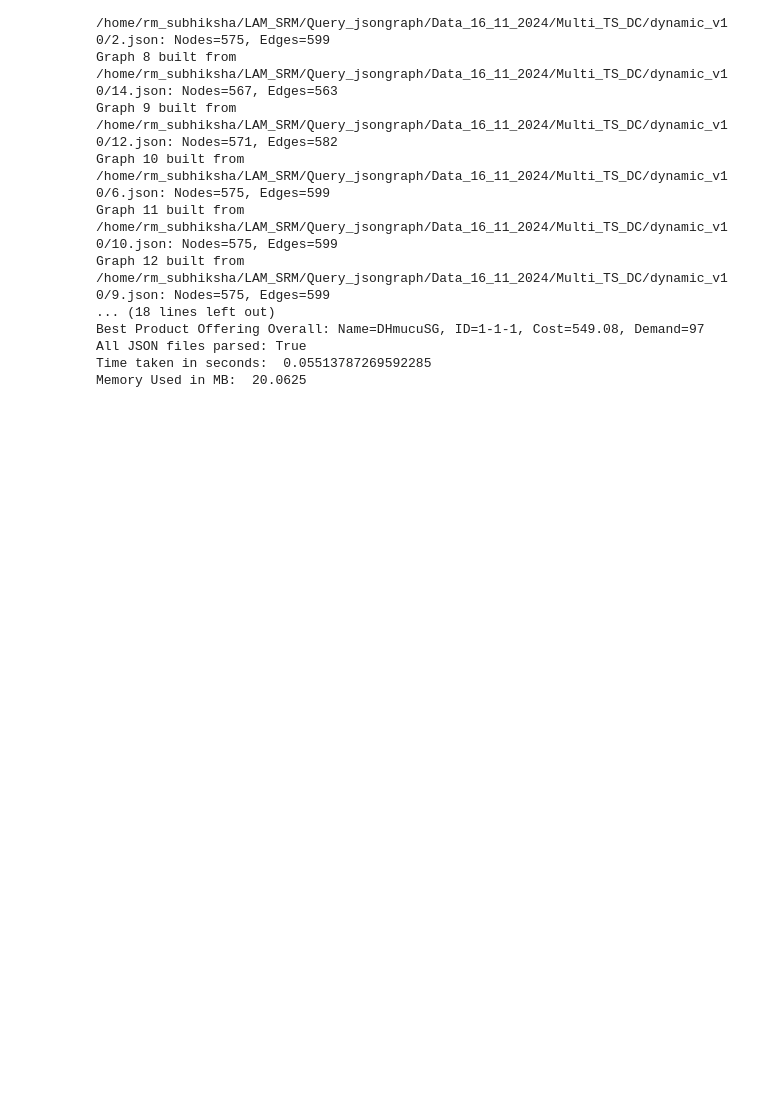
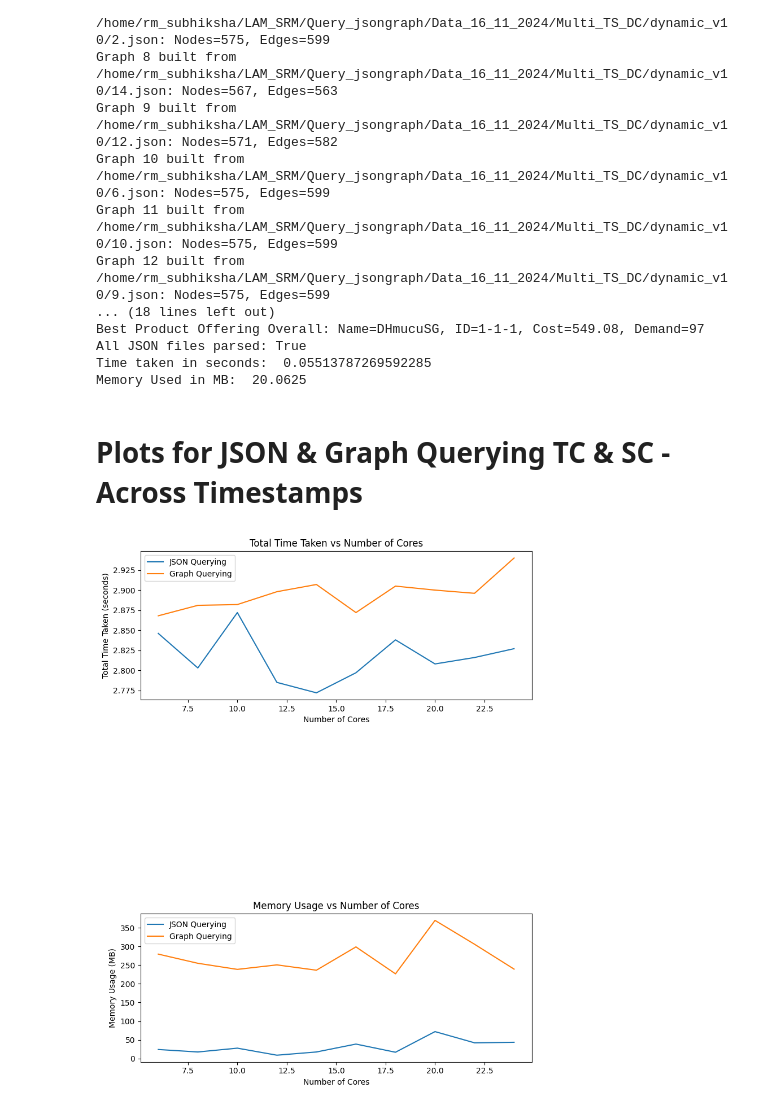
Before and after one commit to Subhiksha-RM/Query_Stress, a Jupyter notebook: Query_2.ipynb, the cells around one changed output. Drawn from its saved outputs; the diff is of its cells as text; code cells hidden in the pictures; blank space fills up the shorter version.

```diff
--- a/Query_2.ipynb
+++ b/Query_2.ipynb
@@ -317,3 +335,71 @@ Best Product Offering Overall: Name=DHmucuSG, ID=1-1-1, Cost=549.08, Demand=97
 All JSON files parsed: True
 Time taken in seconds:  0.05513787269592285
 Memory Used in MB:  20.0625
+# %% [markdown]
+# Plots for JSON & Graph Querying TC & SC - Across Timestamps
+# %%
+import matplotlib.pyplot as plt
+
+# Sample data for JSON querying
+json_cores = [6, 8, 10, 12, 14, 16, 18, 20, 22, 24]
+json_total_time = [2.846, 2.803, 2.872, 2.785, 2.772, 2.797, 2.838, 2.808, 2.816, 2.827]
+# json_current_memory = []
+# json_peak_memory = []
+# json_cpu_usage = []
+json_memory_usage = [24.3, 17.7, 27.9, 9.1, 17.7, 38.8, 17.0, 72.2, 42.2, 43.6]
+
+# Sample data for Graph querying (assuming similar pattern)
+graph_total_time = [2.868, 2.881, 2.882, 2.898, 2.907, 2.872, 2.905, 2.900, 2.896, 2.940]
+# graph_current_memory = [65, 70, 72, 75, 77, 80, 78.5, 82, 85, 87]
+# graph_peak_memory = [95, 100, 105, 108, 110, 112, 110.5, 115, 118, 120]
+# graph_cpu_usage = [1.4, 1.5, 1.6, 1.7, 1.75, 1.8, 1.85, 1.9, 2.0, 2.05]
+graph_memory_usage = [279.4, 254.9, 238.6, 250.6, 236.4, 298.7, 226.7, 369.6, 305.8, 239.3]
+
+# Plotting the graphs
+plt.figure(figsize=(15, 10))
+
+plt.subplot(3, 2, 1)
+plt.plot(json_cores, json_total_time, label='JSON Querying')
+plt.plot(json_cores, graph_total_time, label='Graph Querying')
+plt.xlabel('Number of Cores')
+plt.ylabel('Total Time Taken (seconds)')
+plt.title('Total Time Taken vs Number of Cores')
+plt.legend()
+
+# plt.subplot(3, 2, 2)
+# plt.plot(json_cores, json_current_memory, label='JSON Querying')
+# plt.plot(json_cores, graph_current_memory, label='Graph Querying')
+# plt.xlabel('Number of Cores')
+# plt.ylabel('Current Memory Usage (MB)')
+# plt.title('Current Memory Usage vs Number of Cores')
+# plt.legend()
+
+# plt.subplot(3, 2, 3)
+# plt.plot(json_cores, json_peak_memory, label='JSON Querying')
+# plt.plot(json_cores, graph_peak_memory, label='Graph Querying')
+# plt.xlabel('Number of Cores')
+# plt.ylabel('Peak Memory Usage (MB)')
+# plt.title('Peak Memory Usage vs Number of Cores')
+# plt.legend()
+
+# plt.subplot(3, 2, 4)
+# plt.plot(json_cores, json_cpu_usage, label='JSON Querying')
+# plt.plot(json_cores, graph_cpu_usage, label='Graph Querying')
+# plt.xlabel('Number of Cores')
+# plt.ylabel('CPU Usage (%)')
+# plt.title('CPU Usage vs Number of Cores')
+# plt.legend()
+
+plt.subplot(3, 2, 5)
+plt.plot(json_cores, json_memory_usage, label='JSON Querying')
+plt.plot(json_cores, graph_memory_usage, label='Graph Querying')
+plt.xlabel('Number of Cores')
+plt.ylabel('Memory Usage (MB)')
+plt.title('Memory Usage vs Number of Cores')
+plt.legend()
+
+# Adjust layout and show plot
+plt.tight_layout()
+plt.show()
+# %% [output]
+[figure, added]
```
Also changed, not shown: parts of 3 cells of this notebook, 9 other files.
